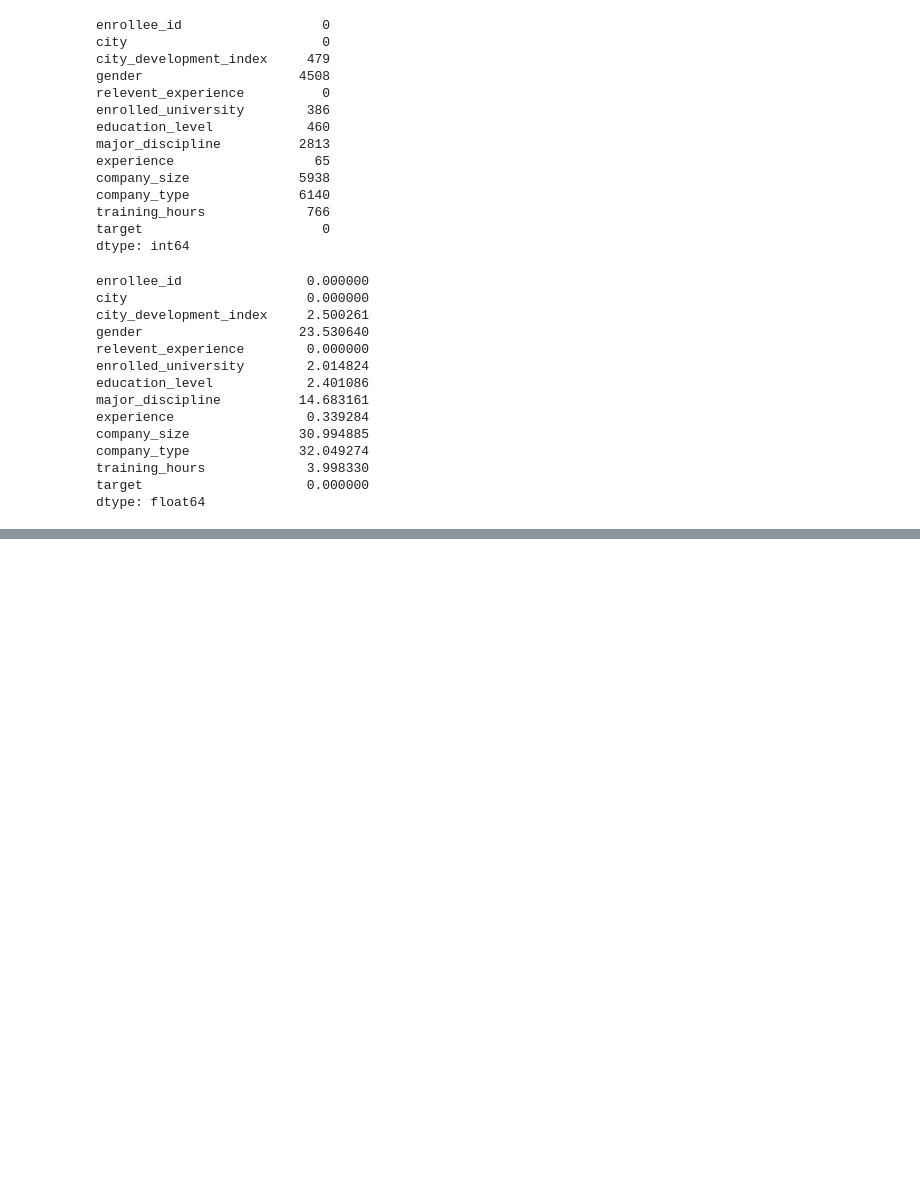
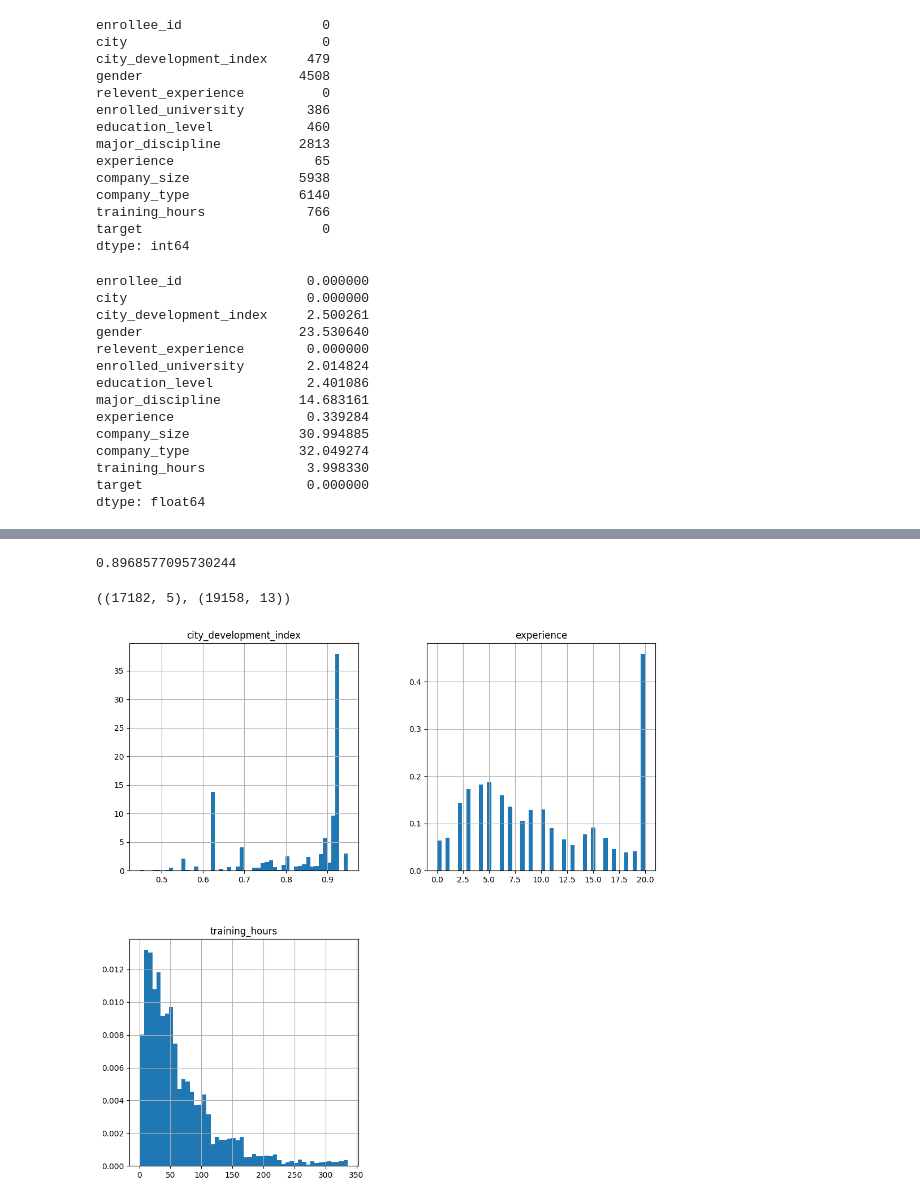
Before and after one commit to najnin26/Machine-Learning, a Jupyter notebook: Basic/complete-case-analysis.ipynb, the cells around one changed output, grey strips where cells are left out. Saved outputs shown, nothing was run; the diff lists cells and outputs as text; code cells hidden in the pictures; blank space fills up the shorter version.

```diff
--- a/Basic/complete-case-analysis.ipynb
+++ b/Basic/complete-case-analysis.ipynb
@@ -84,0 +89,3 @@ dtype: float64
+# %%
+cols = [var for var in df.columns if df[var].isnull().mean() < 0.05 and df[var].isnull().mean() > 0]
+cols
@@ -84,0 +107,15 @@ dtype: float64
+# %%
+len(df[cols].dropna())/len(df)
+# %% [output]
+0.8968577095730244
+# %%
+new_df=df[cols].dropna()
+# %%
+new_df.shape,df.shape
+# %% [output]
+((17182, 5), (19158, 13))
+# %%
+new_df.hist(bins=50, density=True, figsize=(12, 12))
+plt.show()
+# %% [output]
+[figure, added]
```
Also changed, not shown: parts of 5 cells of this notebook.
